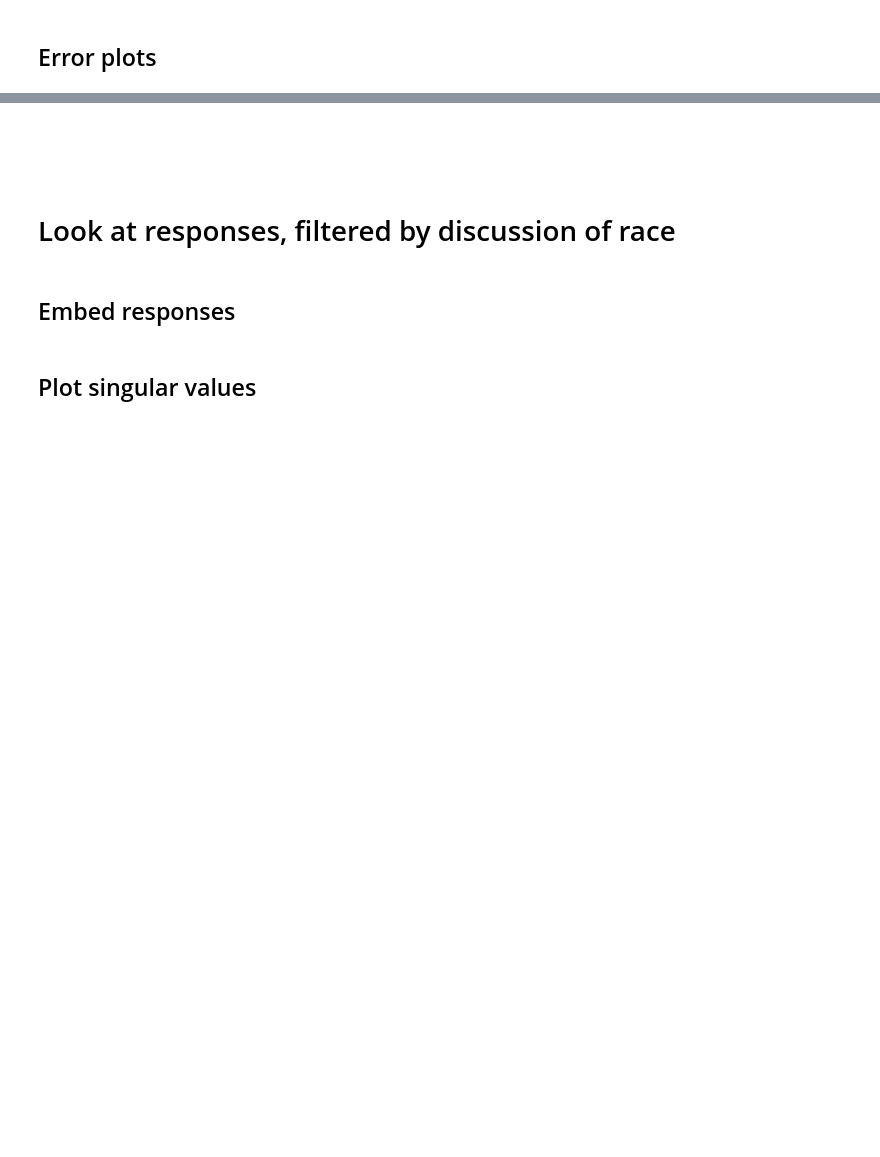
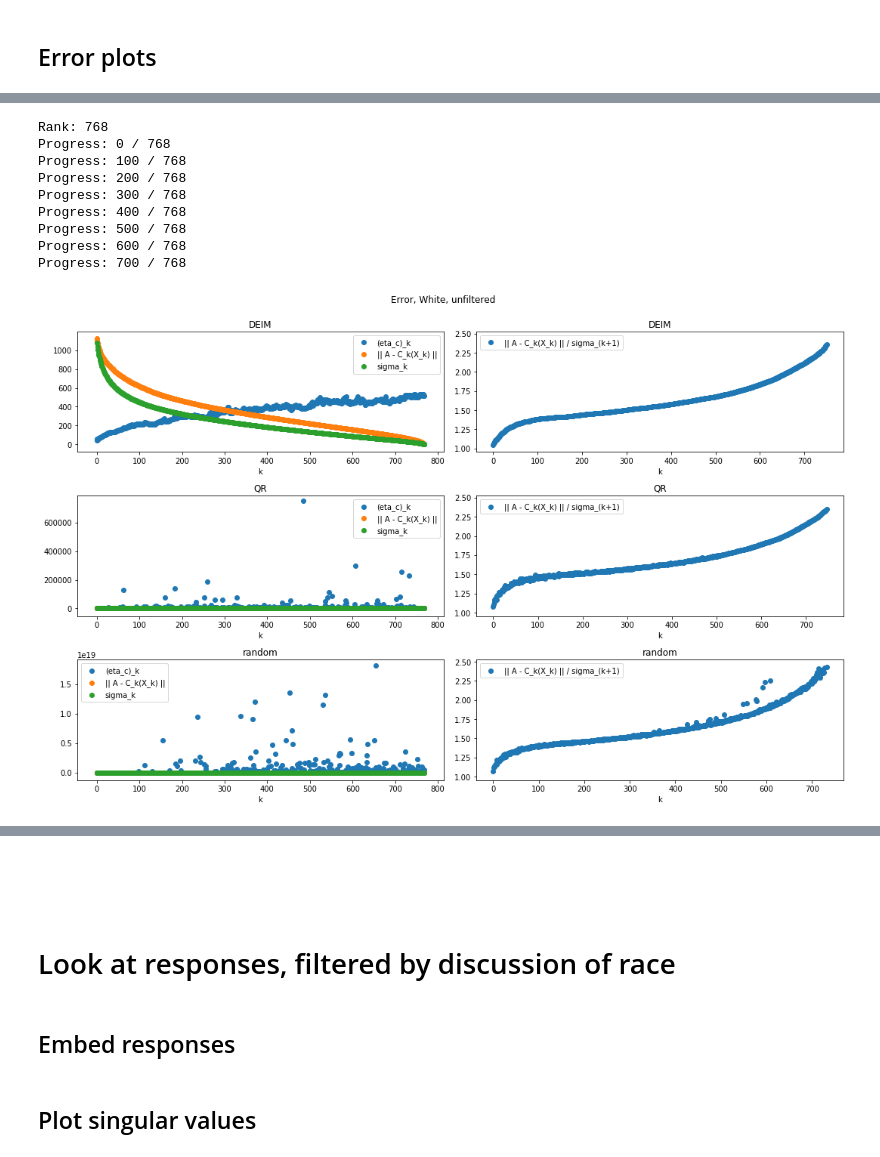
Before and after one commit to amos3vt/ASWW2, a Jupyter notebook: scripts/LongResponse_Embedding_3.ipynb, the cells around one changed output, grey strips where cells are left out. Saved outputs shown, nothing was run; the diff lists cells and outputs as text; code cells hidden in the pictures; blank space fills up the shorter version.

```diff
--- a/scripts/LongResponse_Embedding_3.ipynb
+++ b/scripts/LongResponse_Embedding_3.ipynb
@@ -281,0 +389,15 @@ plot_error(embed, "All Responses", "random", axs[2])
+# %%
+#errors_white = [get_error(embed_white,m) for m in methods]
+errors_white[1] = get_error(embed_white,"QR")
+plot_errors(errors_white, "White, unfiltered")
+# %% [output]
+Rank: 768
+Progress: 0 / 768
+Progress: 100 / 768
+Progress: 200 / 768
+Progress: 300 / 768
+Progress: 400 / 768
+Progress: 500 / 768
+Progress: 600 / 768
+Progress: 700 / 768
+[figure, added]
```
Also changed, not shown: parts of 29 cells of this notebook, 1 other file.
